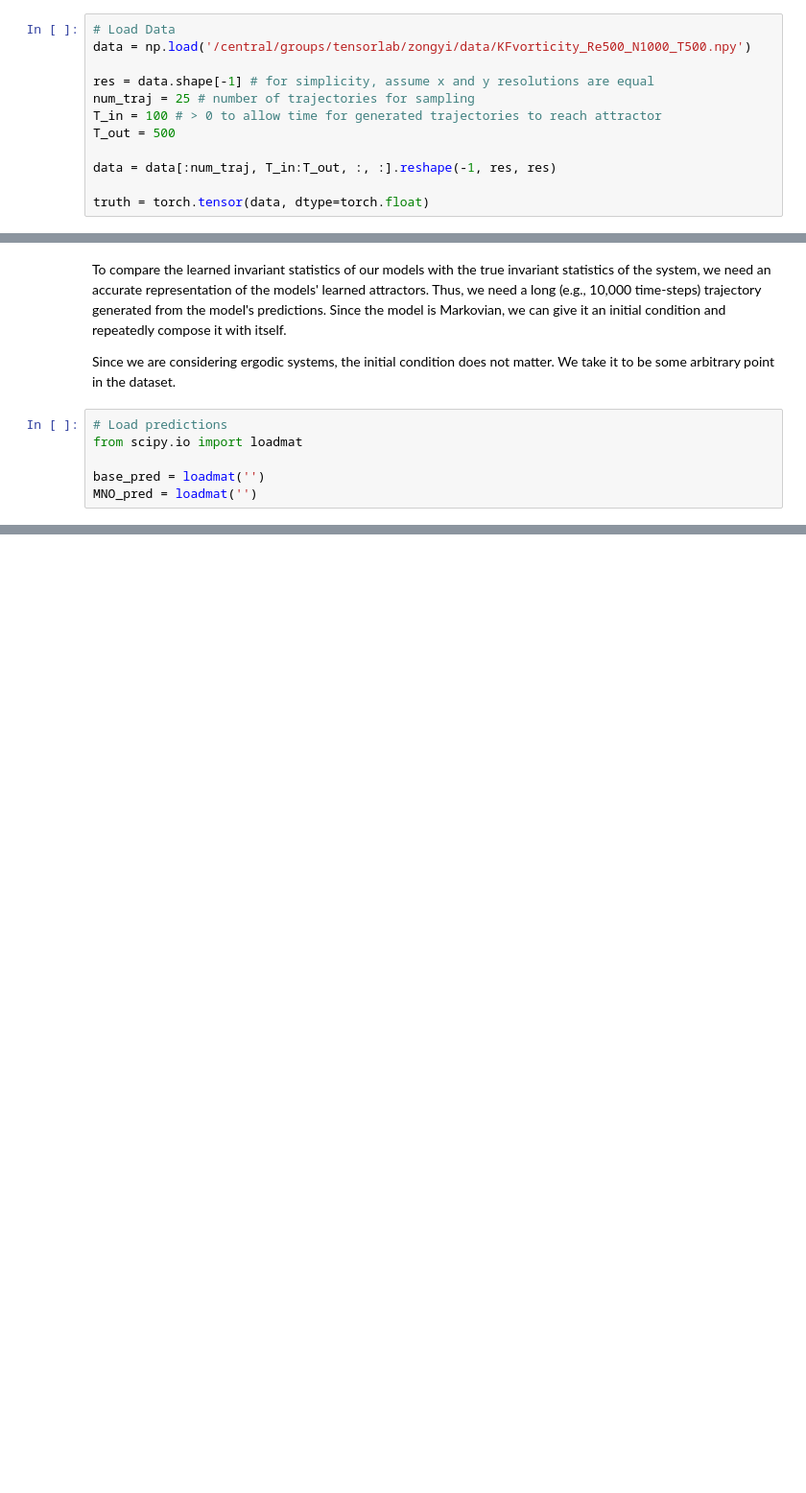
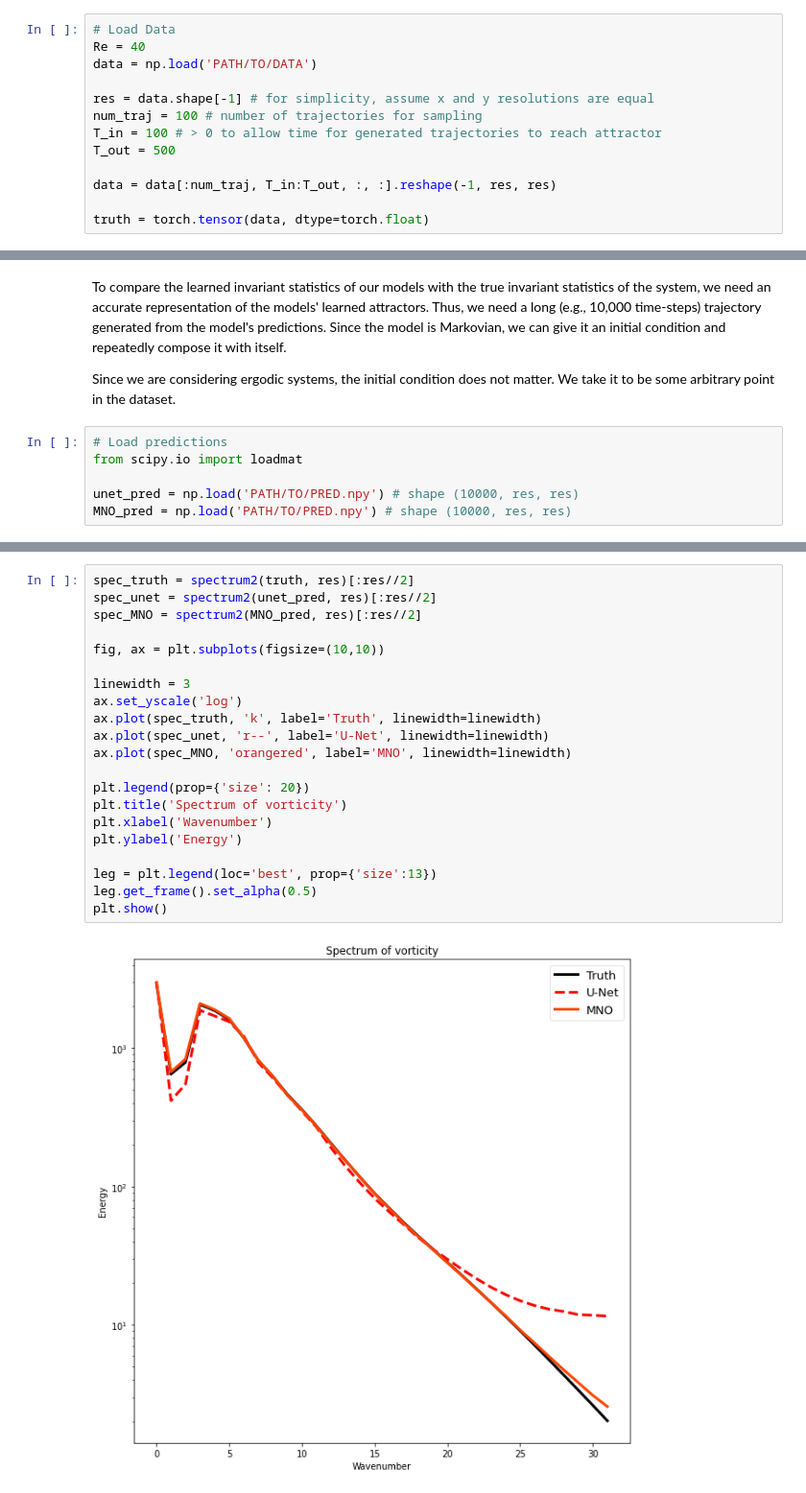
Before and after one commit to neuraloperator/markov_neural_operator, a Jupyter notebook: visualize_navier_stokes2d.ipynb, the cells around one changed output, grey strips where cells are left out. Shown: that part at 96% size. Saved outputs shown, nothing was run; the diff lists cells and outputs as text; blank space fills up the shorter version.

Commit message:
Visualize NS code

```diff
--- a/visualize_navier_stokes2d.ipynb
+++ b/visualize_navier_stokes2d.ipynb
@@ -12,10 +22,11 @@ This notebook contains code to visualize MNO predictions on the 2D Navier-Stokes
 # Setup
 # %%
 # Load Data
-data = np.load('/central/groups/tensorlab/zongyi/data/KFvorticity_Re500_N1000_T500.npy')
+Re = 40
+data = np.load('PATH/TO/DATA')
 
 res = data.shape[-1] # for simplicity, assume x and y resolutions are equal
-num_traj = 25 # number of trajectories for sampling
+num_traj = 100 # number of trajectories for sampling
 T_in = 100 # > 0 to allow time for generated trajectories to reach attractor
 T_out = 500
 
@@ -37,5 +41,5 @@ Since we are considering ergodic systems, the initial condition does not matter.
 # Load predictions
 from scipy.io import loadmat
 
-base_pred = loadmat('')
-MNO_pred = loadmat('')
+unet_pred = np.load('PATH/TO/PRED.npy') # shape (10000, res, res)
+MNO_pred = np.load('PATH/TO/PRED.npy') # shape (10000, res, res)
@@ -41,0 +80,23 @@ MNO_pred = loadmat('')
+# %%
+spec_truth = spectrum2(truth, res)[:res//2]
+spec_unet = spectrum2(unet_pred, res)[:res//2]
+spec_MNO = spectrum2(MNO_pred, res)[:res//2]
+
+fig, ax = plt.subplots(figsize=(10,10))
+
+linewidth = 3
+ax.set_yscale('log')
+ax.plot(spec_truth, 'k', label='Truth', linewidth=linewidth)
+ax.plot(spec_unet, 'r--', label='U-Net', linewidth=linewidth)
+ax.plot(spec_MNO, 'orangered', label='MNO', linewidth=linewidth)
+
+plt.legend(prop={'size': 20})
+plt.title('Spectrum of vorticity')
+plt.xlabel('Wavenumber')
+plt.ylabel('Energy')
+
+leg = plt.legend(loc='best', prop={'size':13})
+leg.get_frame().set_alpha(0.5)
+plt.show()
+# %% [output]
+[figure, added]
```
Also changed, not shown: parts of 18 cells of this notebook, 1 other file.
